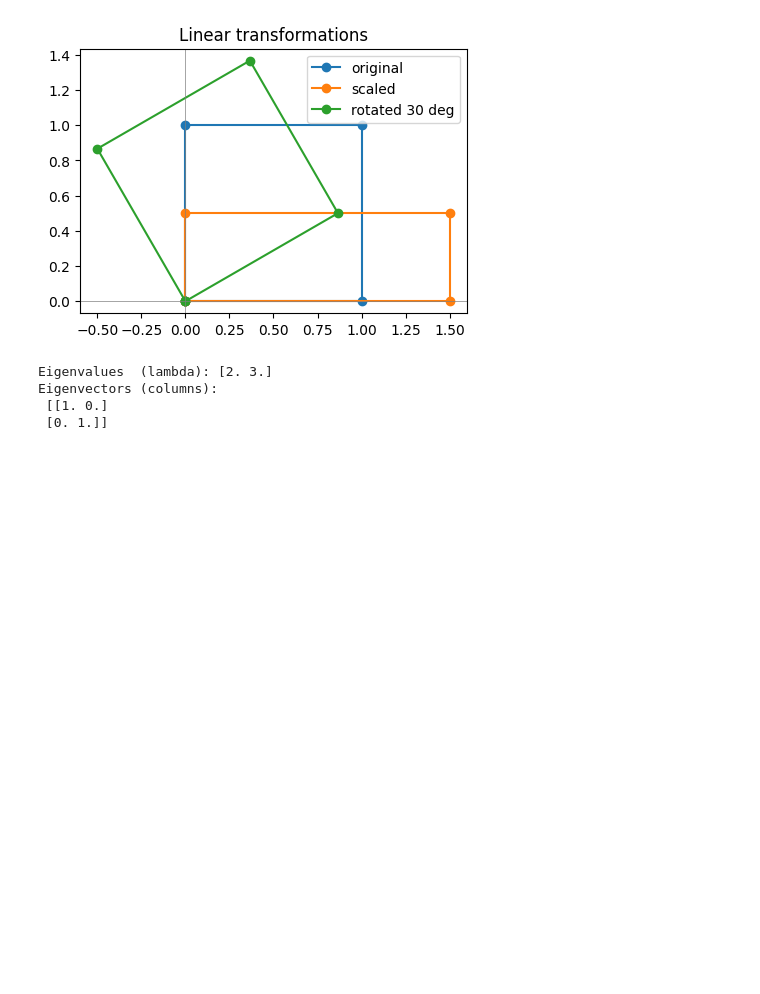
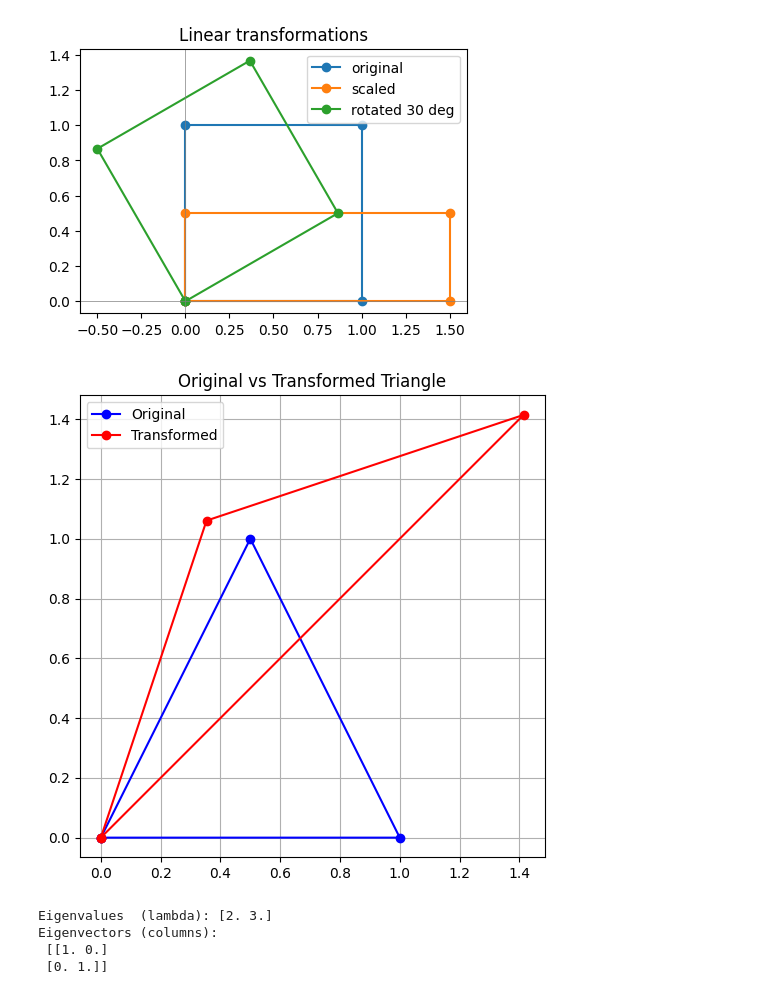
Before and after one commit to 26wh5a0503-hash/NASSCOM, a Jupyter notebook: WEEK 2/U4_Linear_Algebra_Lab.ipynb, the cells around one changed output. Drawn from its saved outputs; the diff is of its cells as text; code cells hidden in the pictures; blank space fills up the shorter version.

```diff
--- a/WEEK 2/U4_Linear_Algebra_Lab.ipynb
+++ b/WEEK 2/U4_Linear_Algebra_Lab.ipynb
@@ -212,3 +258,38 @@ tri = np.array([[0, 1, 0.5],
+# %%
+import numpy as np
+import matplotlib.pyplot as plt
+
+# Triangle coordinates
+tri = np.array([[0, 1, 0.5],
+                [0, 0, 1.0]])
+
+# Scaling matrix
+S = np.array([[2, 0],
+              [0, 0.5]])
+
+# Rotation matrix (45 degrees)
+theta = np.radians(45)
+R = np.array([[np.cos(theta), -np.sin(theta)],
+              [np.sin(theta),  np.cos(theta)]])
+
+# Apply scaling and rotation
+transformed = R @ S @ tri
+
+# Close the triangles
+tri_closed = np.hstack((tri, tri[:, :1]))
+trans_closed = np.hstack((transformed, transformed[:, :1]))
+
+# Plot
+plt.figure(figsize=(6, 6))
+plt.plot(tri_closed[0], tri_closed[1], 'bo-', label='Original')
+plt.plot(trans_closed[0], trans_closed[1], 'ro-', label='Transformed')
+plt.legend()
+plt.grid(True)
+plt.axis('equal')
+plt.title("Original vs Transformed Triangle")
+plt.show()
+# %% [output]
+[figure, added]
 # %%
 A = np.array([[2., 0.],
               [0., 3.]])
```
Also changed, not shown: parts of 11 cells of this notebook.
